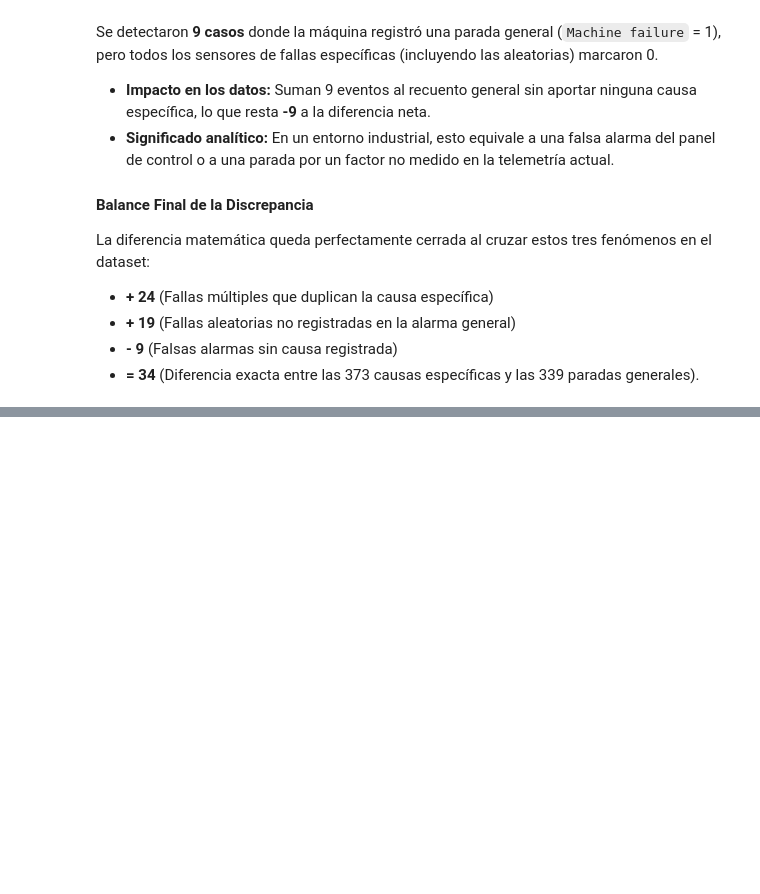
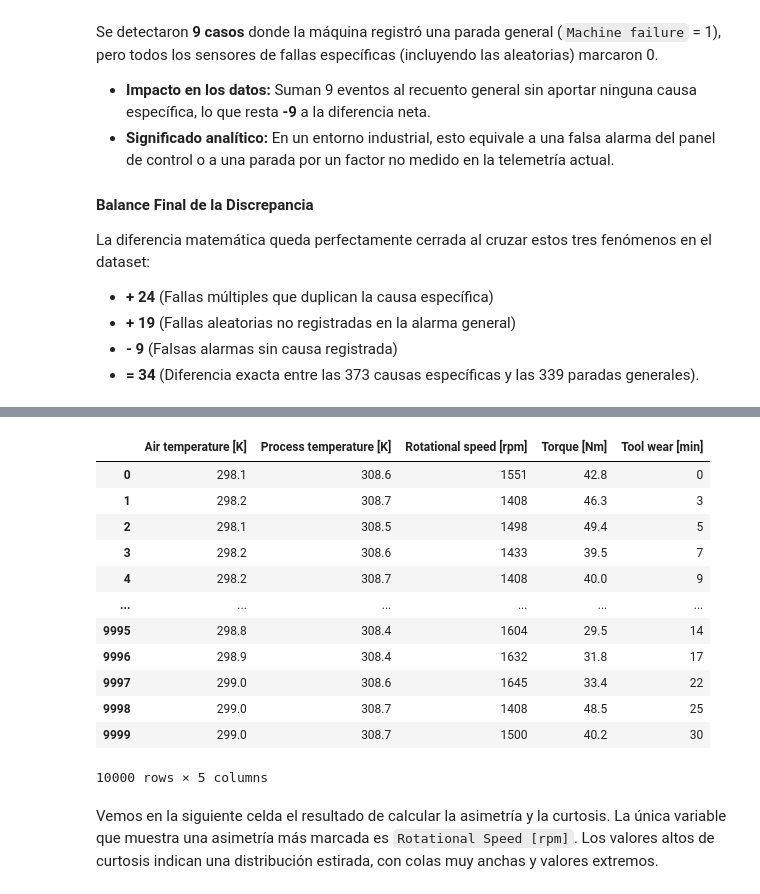
Before and after one commit to rubiosanti3-arch/Proyecto-Final-YPF-DS---Grupo-8, a Jupyter notebook: data_pipeline.ipynb, the cells around one changed output, grey strips where cells are left out. Cells and saved outputs as stored; diff of their text form; code cells hidden in the pictures; blank space fills up the shorter version.

```diff
--- a/data_pipeline.ipynb
+++ b/data_pipeline.ipynb
@@ -233,0 +257,24 @@ La diferencia matemática queda perfectamente cerrada al cruzar estos tres fenó
+# %%
+# Nos quedamos únicamente con las numéricas
+df_numerico = df.select_dtypes(include=['int64','float64'])
+# Descartamos las variables binarias (fallas) y la variable UDI porque es un identificador
+condicion = (df_numerico.nunique() > 2) & (df_numerico.nunique() < len(df))
+# Filtramos el dataframe con las columnas que queremos analizar para la asimetría y la curtosis
+df_fisico = df_numerico.loc[:, condicion]
+df_fisico
+# %% [output]
+|  | Air temperature [K] | Process temperature [K] | Rotational speed [rpm] | Torque [Nm] | Tool wear [min] |
+| 0 | 298.1 | 308.6 | 1551 | 42.8 | 0 |
+| 1 | 298.2 | 308.7 | 1408 | 46.3 | 3 |
+| 2 | 298.1 | 308.5 | 1498 | 49.4 | 5 |
+| 3 | 298.2 | 308.6 | 1433 | 39.5 | 7 |
+| 4 | 298.2 | 308.7 | 1408 | 40.0 | 9 |
+| ... | ... | ... | ... | ... | ... |
+| 9995 | 298.8 | 308.4 | 1604 | 29.5 | 14 |
+| 9996 | 298.9 | 308.4 | 1632 | 31.8 | 17 |
+| 9997 | 299.0 | 308.6 | 1645 | 33.4 | 22 |
+| 9998 | 299.0 | 308.7 | 1408 | 48.5 | 25 |
+| 9999 | 299.0 | 308.7 | 1500 | 40.2 | 30 |
+10000 rows × 5 columns
+# %% [markdown]
+Vemos en la siguiente celda el resultado de calcular la asimetría y la curtosis. La única variable que muestra una asimetría más marcada es `Rotational Speed [rpm]`. Los valores altos de curtosis indican una distribución estirada, con colas muy anchas y valores extremos.
```
Also changed, not shown: parts of 7 cells of this notebook.
